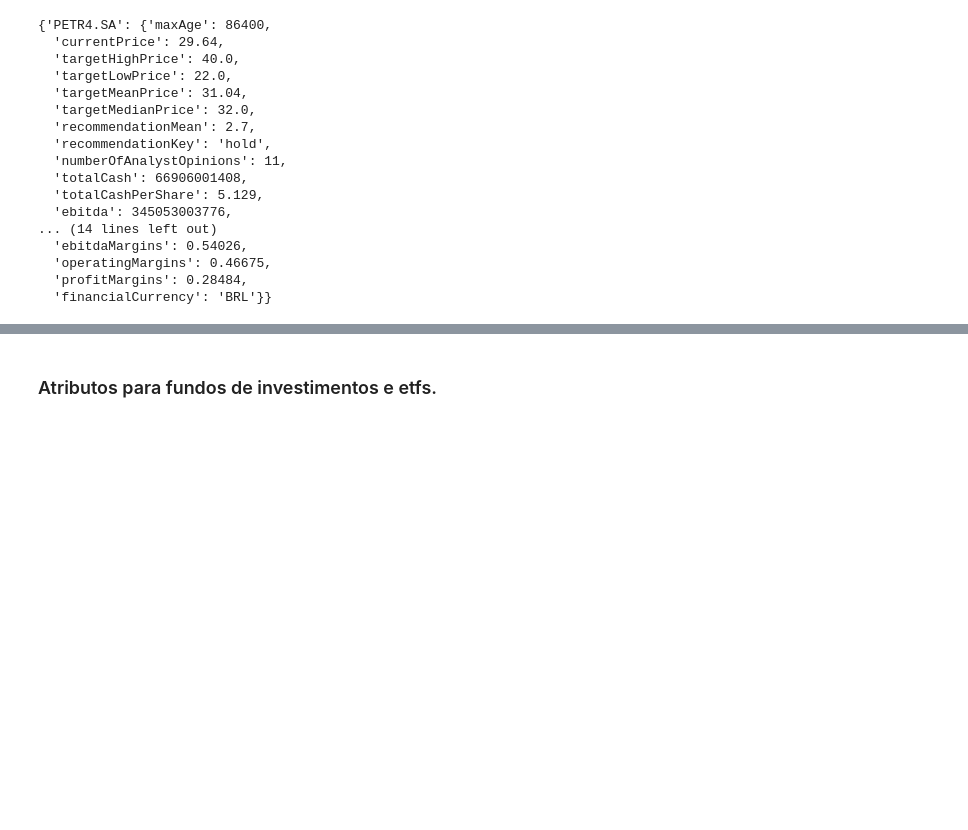
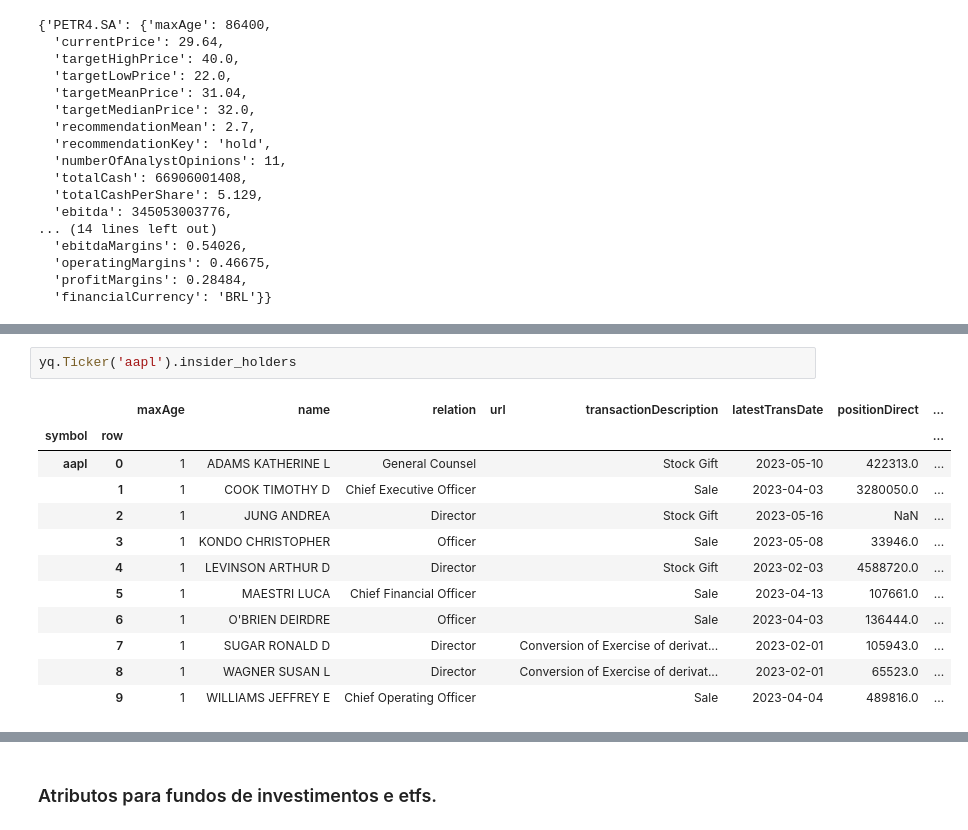
Before and after one commit to F-Neres/Python_for_Data_Science, a Jupyter notebook: Notas/Pacotes/yahooquery.ipynb, the cells around one changed output, grey strips where cells are left out. Cells and saved outputs as stored; diff of their text form; blank space fills up the shorter version.

```diff
--- a/Notas/Pacotes/yahooquery.ipynb
+++ b/Notas/Pacotes/yahooquery.ipynb
@@ -222,0 +249,15 @@ Petrobrás.financial_data
+# %%
+yq.Ticker('aapl').insider_holders
+# %% [output]
+|  |  | maxAge | name | relation | url | transactionDescription | latestTransDate | positionDirect | ... |
+| symbol | row |  |  |  |  |  |  |  | ... |
+| aapl | 0 | 1 | ADAMS KATHERINE L | General Counsel |  | Stock Gift | 2023-05-10 | 422313.0 | ... |
+|  | 1 | 1 | COOK TIMOTHY D | Chief Executive Officer |  | Sale | 2023-04-03 | 3280050.0 | ... |
+|  | 2 | 1 | JUNG ANDREA | Director |  | Stock Gift | 2023-05-16 | NaN | ... |
+|  | 3 | 1 | KONDO CHRISTOPHER | Officer |  | Sale | 2023-05-08 | 33946.0 | ... |
+|  | 4 | 1 | LEVINSON ARTHUR D | Director |  | Stock Gift | 2023-02-03 | 4588720.0 | ... |
+|  | 5 | 1 | MAESTRI LUCA | Chief Financial Officer |  | Sale | 2023-04-13 | 107661.0 | ... |
+|  | 6 | 1 | O'BRIEN DEIRDRE | Officer |  | Sale | 2023-04-03 | 136444.0 | ... |
+|  | 7 | 1 | SUGAR RONALD D | Director |  | Conversion of Exercise of derivat... | 2023-02-01 | 105943.0 | ... |
+|  | 8 | 1 | WAGNER SUSAN L | Director |  | Conversion of Exercise of derivat... | 2023-02-01 | 65523.0 | ... |
+|  | 9 | 1 | WILLIAMS JEFFREY E | Chief Operating Officer |  | Sale | 2023-04-04 | 489816.0 | ... |
```
Also changed, not shown: parts of 20 cells of this notebook.
